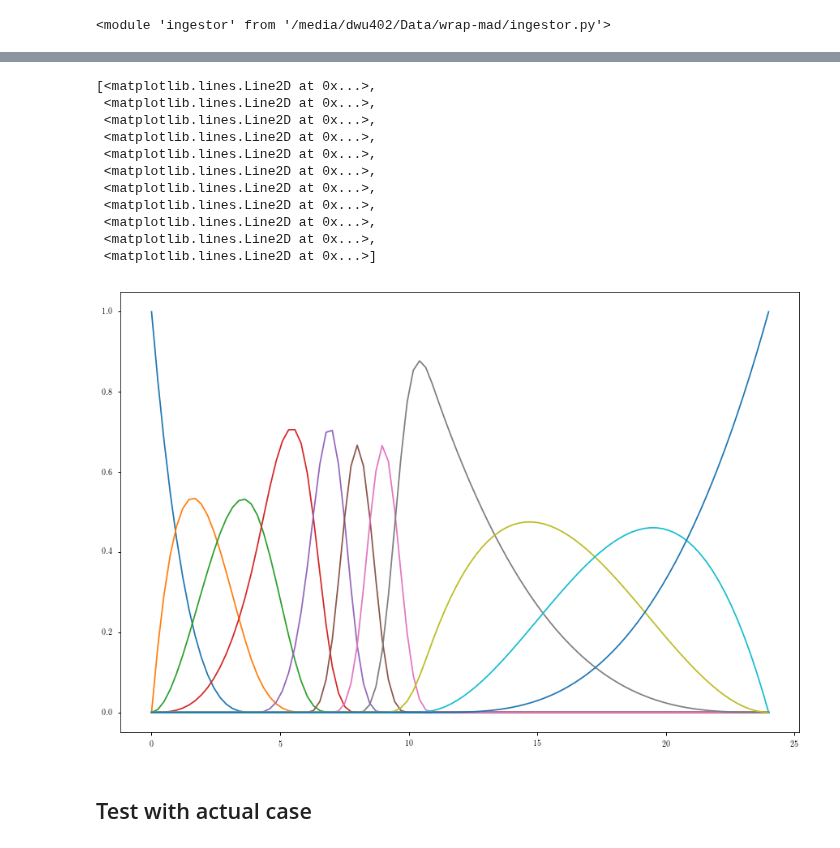
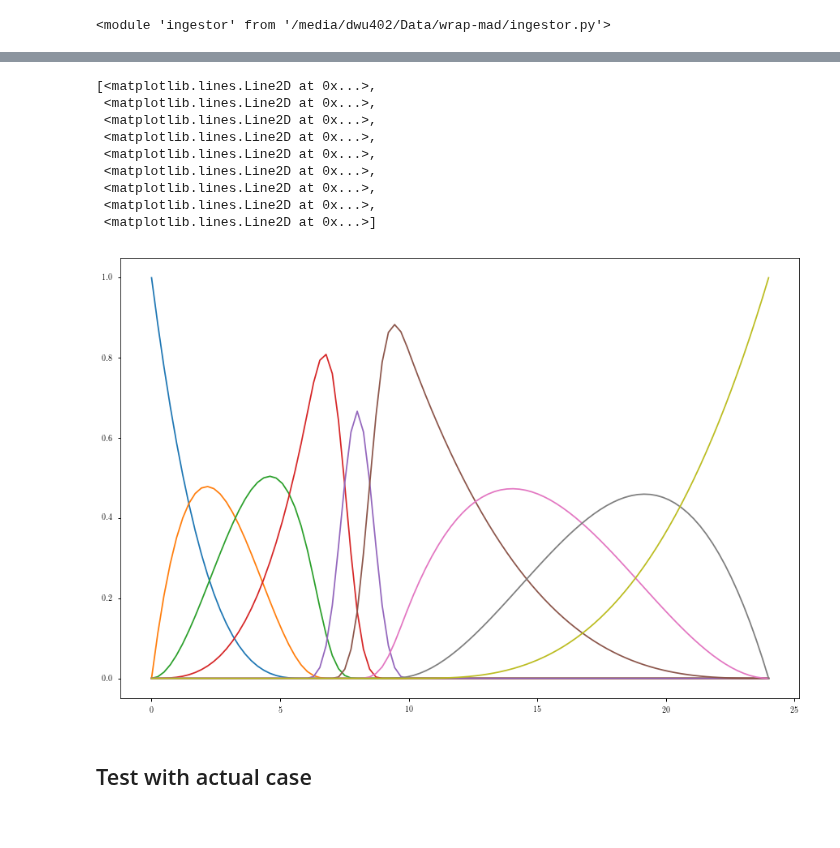
Before and after one commit to dwu402/self-harm, a Jupyter notebook: knot_choice.ipynb, the cells around one changed output, grey strips where cells are left out. Drawn from its saved outputs; the diff is of its cells as text; code cells hidden in the pictures.

```diff
--- a/knot_choice.ipynb
+++ b/knot_choice.ipynb
@@ -17,7 +17,7 @@ reload(ingestor)
 context = ingestor.initialise_context()
 ingestor.read_run_file(context, "runs/minimal3.3.run")
 # %%
-dataset = context['datasets'][0]
+dataset = context.datasets[0]
 # %%
 plt.plot(dataset['t'], dataset[['x','z']])
 # %% [output]
@@ -48,5 +46,5 @@ plt.legend('xzxz')
 # %%
-knot_locs = sorted(dataset['t'].iloc[corder[:7] + [0,-1]])
+knot_locs = sorted(dataset['t'].iloc[corder[:5] + [0,-1]])
 # %%
 basis = casbasis.basis_functions(knot_locs, k=3)
 xs = lambda t: [b(t) for b in basis]
@@ -70,26 +66,24 @@ plt.plot(fine_grid, all_xs)
 # %%
 from functions import generic_immune
 reload(generic_immune)
 
-knot_locs_auto = generic_immune.knots_from_data(fine_grid, 9, context)
+knot_locs_auto = generic_immune.knots_from_data(fine_grid, 7, context)
 
 basis_auto = casbasis.basis_functions(knot_locs, k=3)
 all_xs_auto = [[b(t) for b in basis] for t in fine_grid]
 
 plt.plot(fine_grid, all_xs_auto)
 # %% [output]
 [<matplotlib.lines.Line2D at 0x...>,
  <matplotlib.lines.Line2D at 0x...>,
  <matplotlib.lines.Line2D at 0x...>,
  <matplotlib.lines.Line2D at 0x...>,
  <matplotlib.lines.Line2D at 0x...>,
  <matplotlib.lines.Line2D at 0x...>,
  <matplotlib.lines.Line2D at 0x...>,
  <matplotlib.lines.Line2D at 0x...>,
- <matplotlib.lines.Line2D at 0x...>,
- <matplotlib.lines.Line2D at 0x...>,
  <matplotlib.lines.Line2D at 0x...>]
-[figure, old version]
+[figure, new version]
 # %% [markdown]
 ## Test with actual case
 # %%
```
Also changed, not shown: parts of 6 cells of this notebook, 3 other files.
